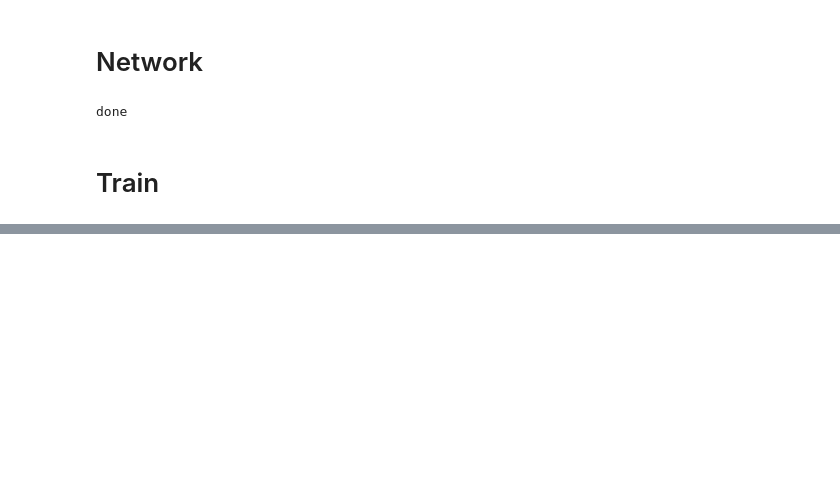
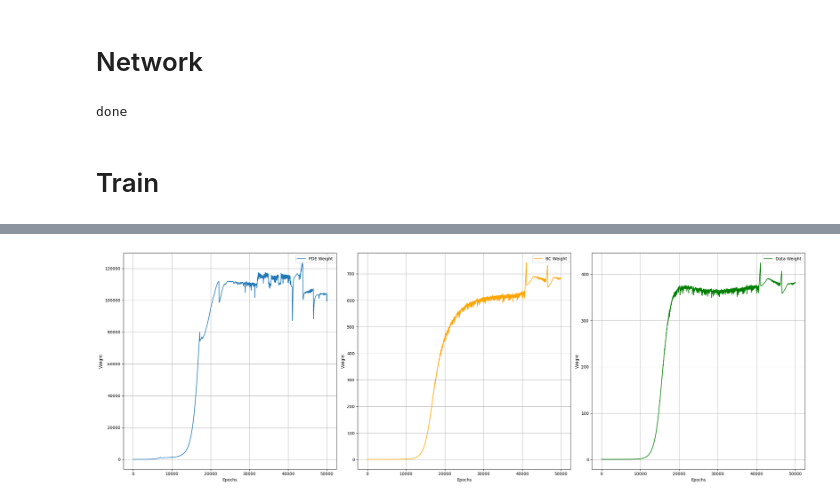
Before and after one commit to HengruiBaiCN/Honor, a Jupyter notebook: Physics_Informed_Neural_Network/AWIPINN.ipynb, the cells around one changed output, grey strips where cells are left out. Cells and saved outputs as stored; diff of their text form; code cells hidden in the pictures; blank space fills up the shorter version.

Commit message:
weights

```diff
--- a/Physics_Informed_Neural_Network/AWIPINN.ipynb
+++ b/Physics_Informed_Neural_Network/AWIPINN.ipynb
@@ -159,13 +159,13 @@ done
 # %% [markdown]
 # Train
 # %%
-n_epochs = 5000
+n_epochs = 50000
 lossFunction = nn.MSELoss()
 lr = 3e-5
 optimizer = optim.Adam(IPINN.parameters(), lr=lr)
 
 ipinn_loss_weight = [[1, 1, 1], [1, 2, 2], [1, 5, 5], [2, 1, 1], [5, 1, 1]]
-index = 4
+index = 0
 x_f_s = torch.tensor(-np.log(ipinn_loss_weight[index][0])).float().to(device).requires_grad_(True)
 x_label_s = torch.tensor(-np.log(ipinn_loss_weight[index][1])).float().to(device).requires_grad_(True)
 x_data_s = torch.tensor(-np.log(ipinn_loss_weight[index][2])).float().to(device).requires_grad_(True)
@@ -226,7 +226,7 @@ for _ in range(n_epochs):
 
     # update the weight
     optimizer_adam_weight.zero_grad()
-    loss = torch.exp(-x_f_s) * pde_loss.detach() + x_f_s + torch.exp(-x_label_s) * bc_loss.detach() + x_label_s + torch.exp(-x_data_s) * data_loss.detach() + x_data_s
+    loss = torch.exp(-x_f_s) * pde_loss.detach() + x_f_s + torch.exp(-x_label_s) * bc_loss.detach() + x_label_s + torch.exp(-x_data_s) * data_loss.detach() + x_data_s + slope_recovery_term
     loss.backward()
     optimizer_adam_weight.step()
 
@@ -254,7 +254,5 @@ loss_weights_hist = pd.DataFrame({
         'BC_Weight': x_label_s_hist,
         'Data_Weight': x_data_s_hist
     })
-loss_weights_hist.to_csv(f'weights/0.001/{ipinn_loss_weight[index]}.csv', index=False)
-
-# torch.save(final_model, 'trained-awipinn.pt')
+loss_weights_hist.to_csv(f'weights/ipnn_converge.csv', index=False)
 # %% [output]
@@ -297,0 +307,29 @@ for i in range(3000):
+# %%
+# Create a figure with one row and three columns
+fig, axes = plt.subplots(1, 3, figsize=(24, 8))
+
+# Plot 'PDE Weight' in the first subplot (axes[0])
+axes[0].plot(loss_weights_hist['PDE_Weight'], label='PDE Weight')
+axes[0].set_xlabel('Epochs')
+axes[0].set_ylabel('Weight')
+axes[0].legend()
+axes[0].grid(True)
+
+# Plot 'BC Weight' in the second subplot (axes[1])
+axes[1].plot(loss_weights_hist['BC_Weight'], label='BC Weight', color='orange')
+axes[1].set_xlabel('Epochs')
+axes[1].set_ylabel('Weight')
+axes[1].legend()
+axes[1].grid(True)
+
+# Plot 'Data Weight' in the third subplot (axes[2])
+axes[2].plot(loss_weights_hist['Data_Weight'], label='Data Weight', color='green')
+axes[2].set_xlabel('Epochs')
+axes[2].set_ylabel('Weight')
+axes[2].legend()
+axes[2].grid(True)
+
+plt.tight_layout()  # Ensure proper spacing between subplots
+plt.show()  # You can replace with save if needed
+# %% [output]
+[figure, added]
```
Also changed, not shown: parts of 4 cells of this notebook, 31 other files.
